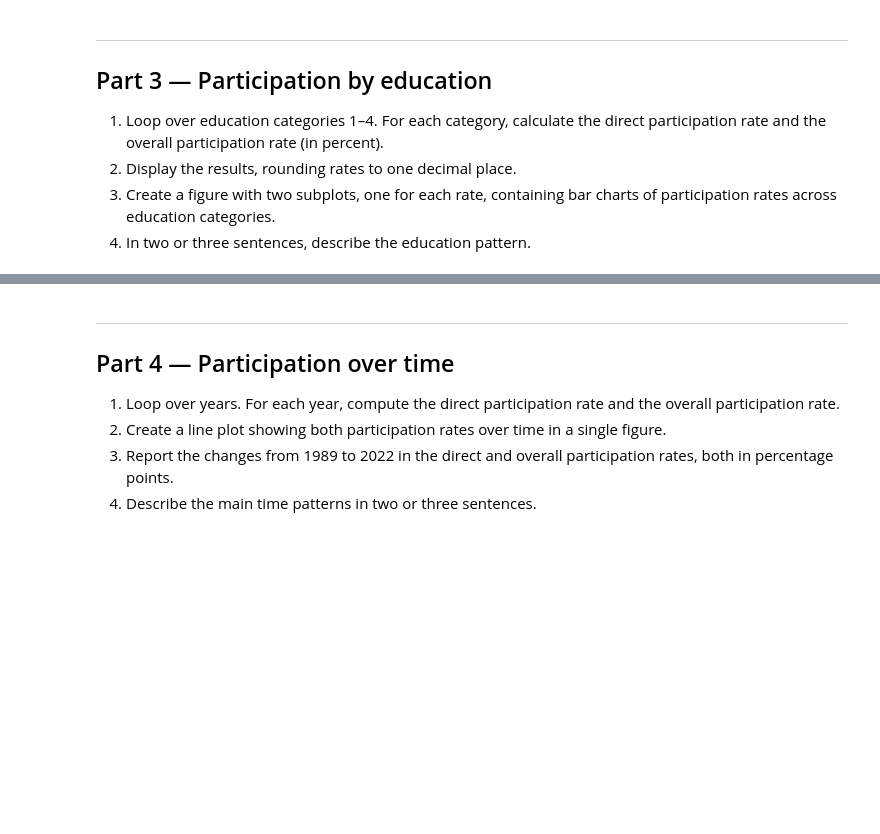
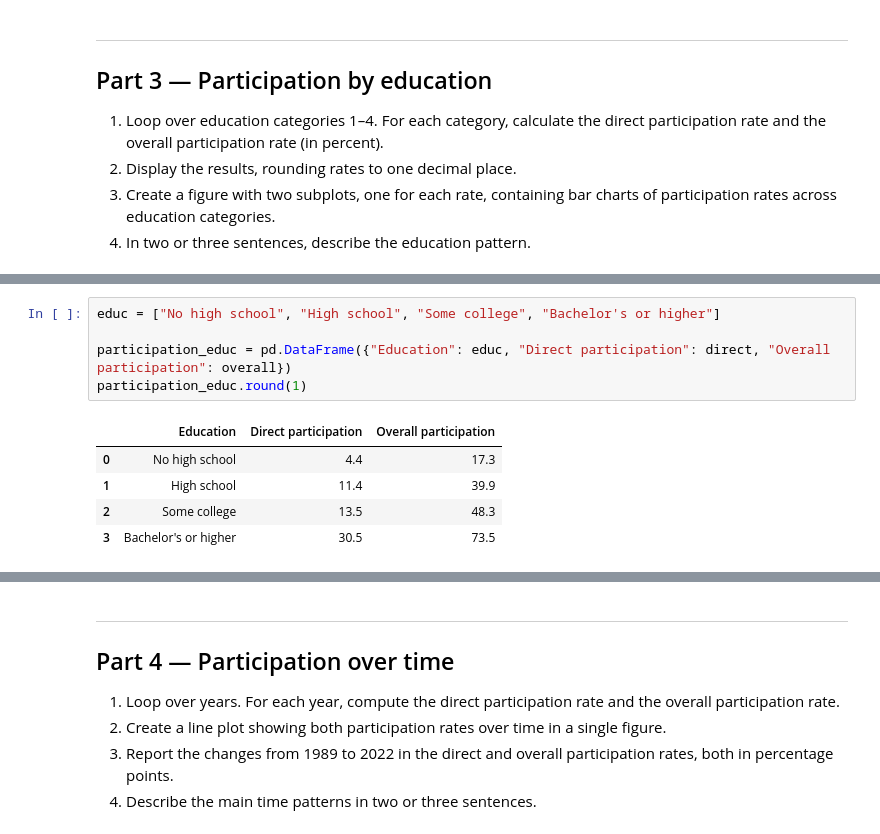
Before and after one commit to Leonard711/TECH2-assignment3, a Jupyter notebook: assignment3.ipynb, the cells around one changed output, grey strips where cells are left out. Cells and saved outputs as stored; diff of their text form; blank space fills up the shorter version.

```diff
--- a/assignment3.ipynb
+++ b/assignment3.ipynb
@@ -192,0 +202,11 @@ print(f"{overall_rate:.2f} % of households participate directly or indirectly.")
+# %%
+educ = ["No high school", "High school", "Some college", "Bachelor's or higher"]
+
+participation_educ = pd.DataFrame({"Education": educ, "Direct participation": direct, "Overall participation": overall})
+participation_educ.round(1)
+# %% [output]
+|  | Education | Direct participation | Overall participation |
+| 0 | No high school | 4.4 | 17.3 |
+| 1 | High school | 11.4 | 39.9 |
+| 2 | Some college | 13.5 | 48.3 |
+| 3 | Bachelor's or higher | 30.5 | 73.5 |
```
Also changed, not shown: parts of 3 cells of this notebook.
